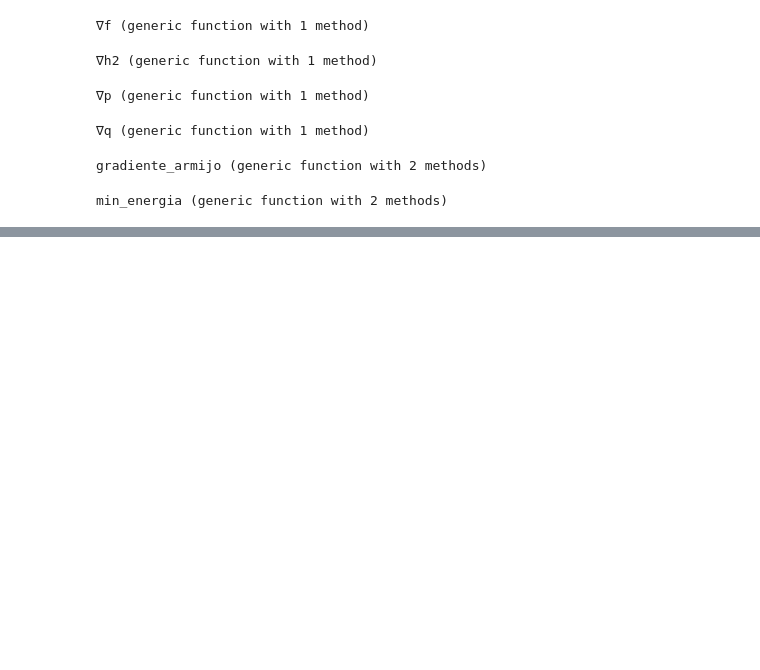
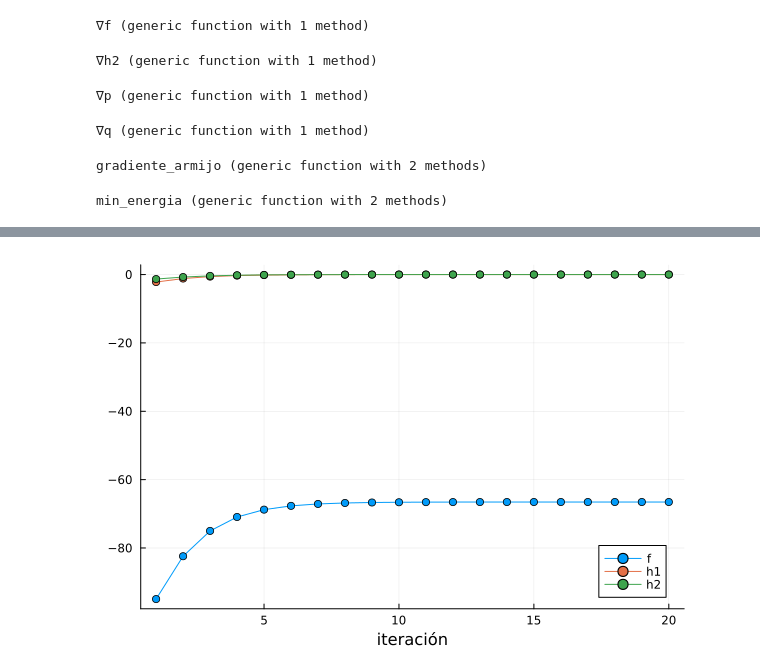
Before and after one commit to eli-carri/UBA-optimizacion, a Jupyter notebook: tp-2/notebooks/optimizacion_restricciones.ipynb, the cells around one changed output, grey strips where cells are left out. Cells and saved outputs as stored; diff of their text form; code cells hidden in the pictures; blank space fills up the shorter version.

```diff
--- a/tp-2/notebooks/optimizacion_restricciones.ipynb
+++ b/tp-2/notebooks/optimizacion_restricciones.ipynb
@@ -148,10 +148,7 @@ function min_energia(θ₀, max_iter=50000)
         IJulia.clear_output(true)
         println("── Iteración $iter | f = $(round(f(θk), digits=3)) | p = $(round(p(θk), digits=3))")
         visualizar_cadena(θk)
-        sleep(0.15)
-
-        # Datos de iteración
-        push!(iter_vals, [f(θk), h1(θk), h2(θk), ck])
+        sleep(0.5)
 
         # Actualización
         ck = 2*ck
@@ -159,6 +156,9 @@ function min_energia(θ₀, max_iter=50000)
         ∇qk(x) = ∇q(ck, x)
         θk = gradiente_armijo(θk, qk, ∇qk)
         iter += 1
+
+        # Datos de iteración
+        push!(iter_vals, [f(θk), h1(θk), h2(θk), ck])
     end
 
     return θk, iter_vals
@@ -167,8 +167,8 @@ end
 min_energia (generic function with 2 methods)
 # %%
 θ_ini = zeros(20)
-y_opt, iter_vals = min_energia(y_ini)
-println("Finish.")
+θ_opt, iter_vals = min_energia(θ_ini)
+println("==================== Finish. =====================")
 # %% [output]
 ── Iteración 19 | f = -66.547 | p = 0.0
 
@@ -189,0 +190,6 @@ Finish.
+# %%
+f_vals  = [v[1] for v in iter_vals]
+h1_vals = [v[2] for v in iter_vals]
+h2_vals = [v[3] for v in iter_vals]
+println("VALOR DE Cₖ EN CADA ITERACIÓN")
+c_vals  = [v[4] for v in iter_vals]
@@ -189,0 +215,6 @@ Finish.
+# %%
+plot(f_vals,   xlabel="iteración", marker=:circle, label="f")
+plot!(h1_vals, marker=:circle, label="h1")
+plot!(h2_vals, marker=:circle, label="h2")
+# %% [output]
+[figure, added]
```
Also changed, not shown: parts of 2 cells of this notebook, 2 other files.
